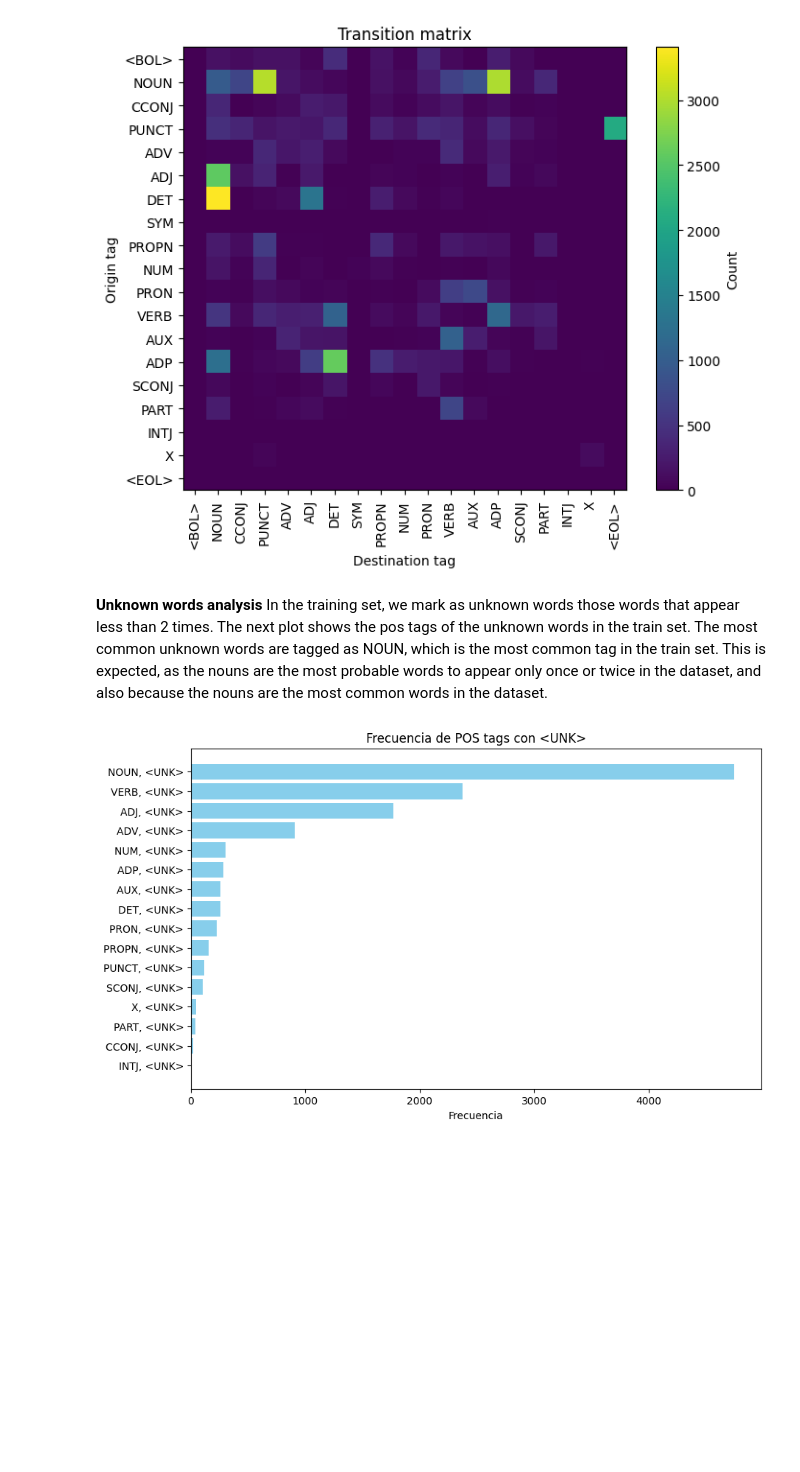
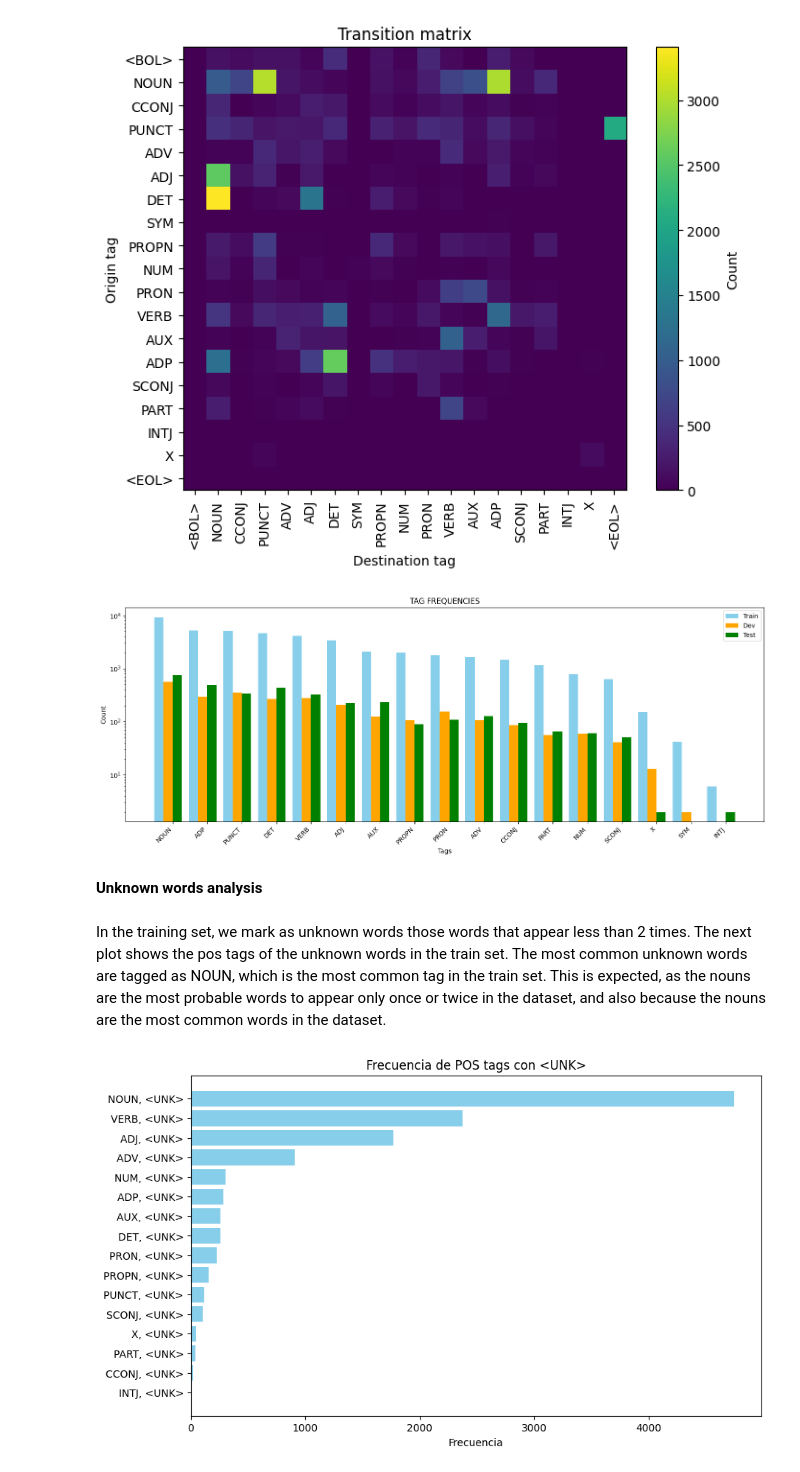
Before and after one commit to Maits27/Computational_syntax, a Jupyter notebook: resultAnalysis.ipynb, the cells around one changed output. Saved outputs shown, nothing was run; the diff lists cells and outputs as text; code cells hidden in the pictures; blank space fills up the shorter version.

Commit message:
spanish dataset analysis

```diff
--- a/resultAnalysis.ipynb
+++ b/resultAnalysis.ipynb
@@ -138,8 +105,16 @@ transitions = total_counts['English']['transitions']
 transition_matrix(transitions)
 # %% [output]
 [figure]
+# %%
+data = {'train' : counts_trains['English']['tags'],
+        'dev' : counts_dev['English']['tags'],
+        'test' : counts_test['English']['tags']}
+plot_subsets_comparison(data, "TAG FREQUENCIES")
+# %% [output]
+[figure, added]
+# %% [markdown]
+**Unknown words analysis**
 # %% [markdown]
-**Unknown words analysis**
 In the training set, we mark as unknown words those words that appear less than 2 times. The next plot shows the pos tags of the unknown words in the train set. The most common unknown words are tagged as NOUN, which is the most common tag in the train set. This is expected, as the nouns are the most probable words to appear only once or twice in the dataset, and also because the nouns are the most common words in the dataset.
 # %%
 plot_pos_with_unknown(total_counts, "Unknown words pos tags")
```
Also changed, not shown: parts of 21 cells of this notebook.
